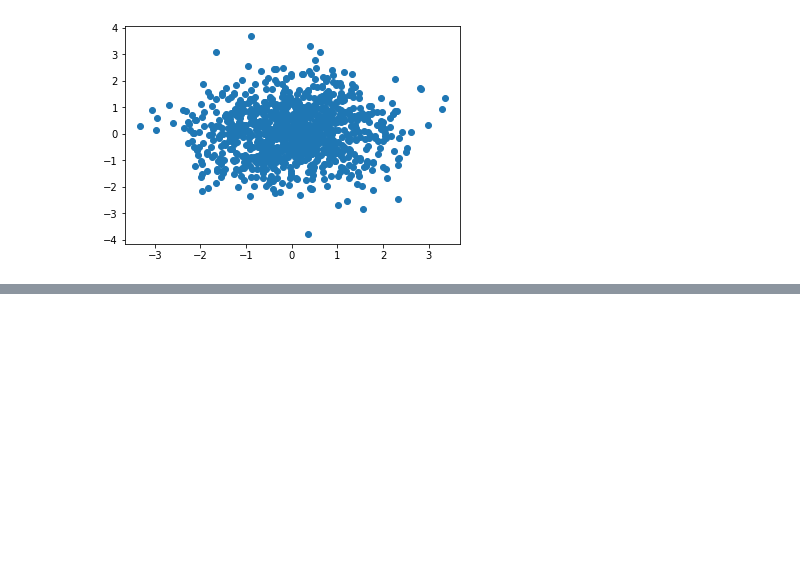
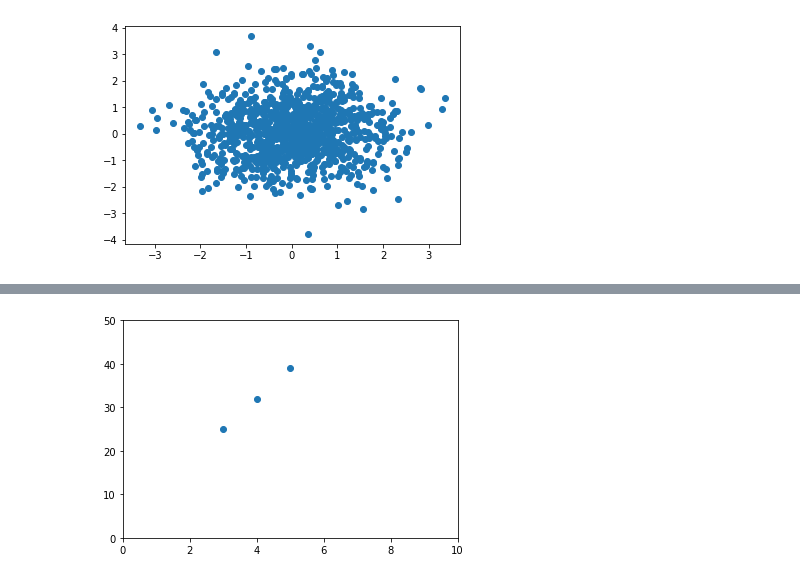
Before and after one commit to lhojun/doit_deep_learning, a Jupyter notebook: DeepLearning_Study.ipynb, the cells around one changed output, grey strips where cells are left out. Saved outputs shown, nothing was run; the diff lists cells and outputs as text; code cells hidden in the pictures; blank space fills up the shorter version.

```diff
--- a/DeepLearning_Study.ipynb
+++ b/DeepLearning_Study.ipynb
@@ -55,0 +78,10 @@ plt.show()
+# %%
+import matplotlib.pyplot as plt
+
+plt.scatter([3,4,5],[25,32,39])
+plt.xlim([0,10])
+plt.ylim([0,50])
+# plt.axis([0,10,0,50]) 위 두개와 동일한 기능을 함
+plt.show()
+# %% [output]
+[figure, added]
```
Also changed, not shown: parts of 16 cells of this notebook.
